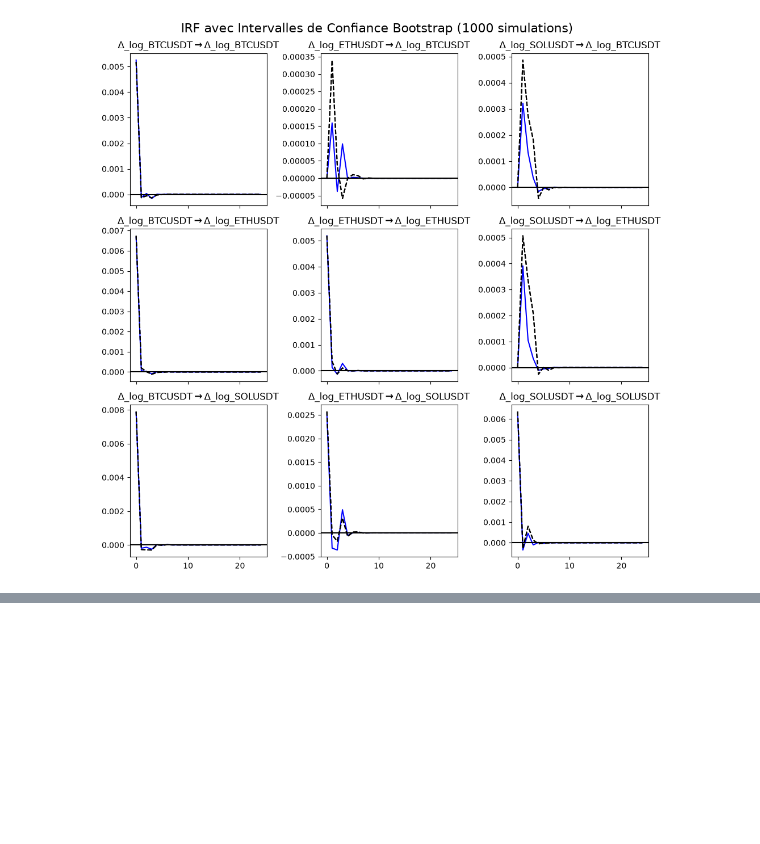
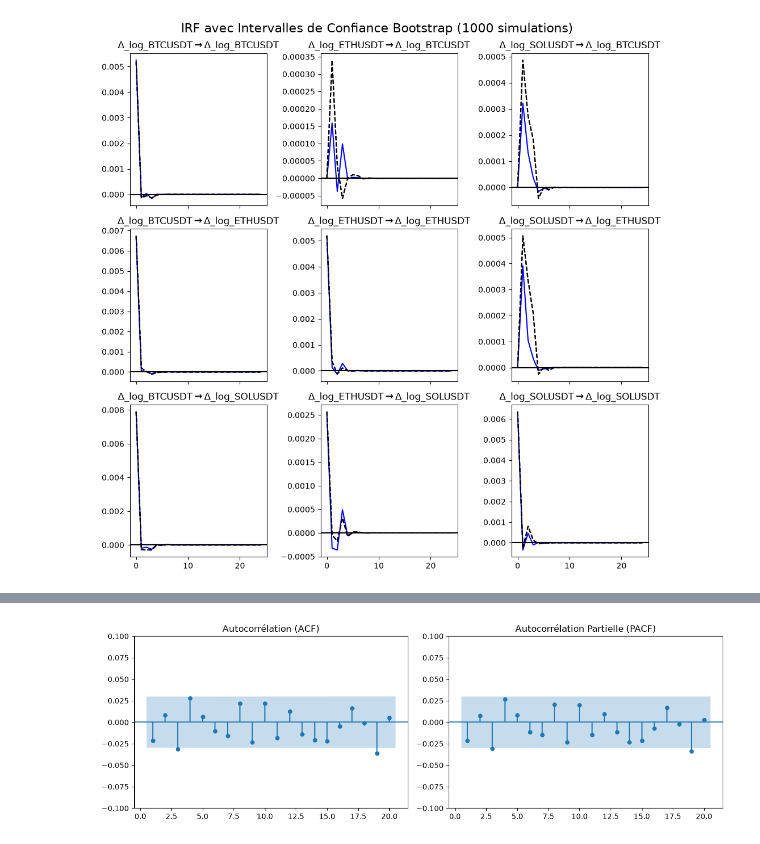
Before and after one commit to Maxime-Skryma/Spread_Crypto, a Jupyter notebook: Crypto_VECM.ipynb, the cells around one changed output, grey strips where cells are left out. Cells and saved outputs as stored; diff of their text form; code cells hidden in the pictures; blank space fills up the shorter version.

```diff
--- a/Crypto_VECM.ipynb
+++ b/Crypto_VECM.ipynb
@@ -48,0 +80,13 @@ pipeline(prices)
+# %%
+fig, axes = plt.subplots(1, 2, figsize=(12, 4))
+
+plot_acf(prices['Δ_log_BTC'], ax=axes[0], lags=20, alpha=0.05, zero=False, title="Autocorrélation (ACF)")
+plot_pacf(prices['Δ_log_BTC'], ax=axes[1], lags=20, alpha=0.05, zero=False, title="Autocorrélation Partielle (PACF)")
+
+axes[0].set_ylim(-0.1, 0.1)
+axes[1].set_ylim(-0.1, 0.1)
+
+plt.tight_layout()
+plt.show()
+# %% [output]
+[figure, added]
```
Also changed, not shown: parts of 9 cells of this notebook, 1 other file.
